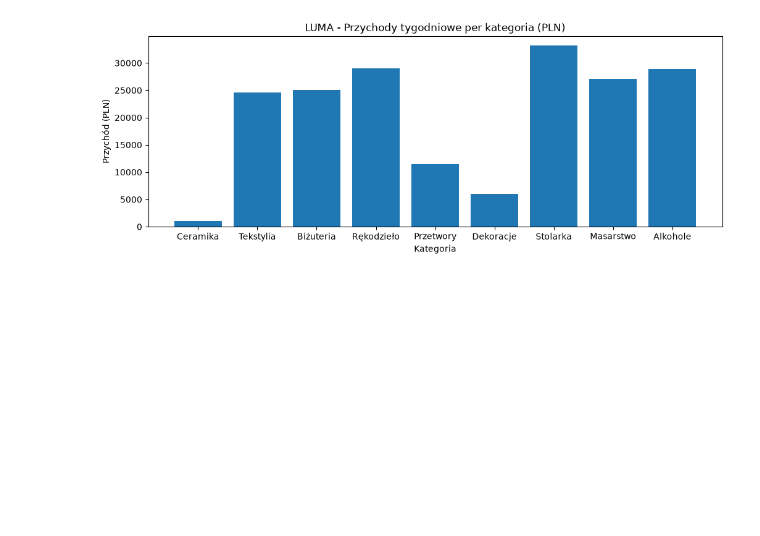
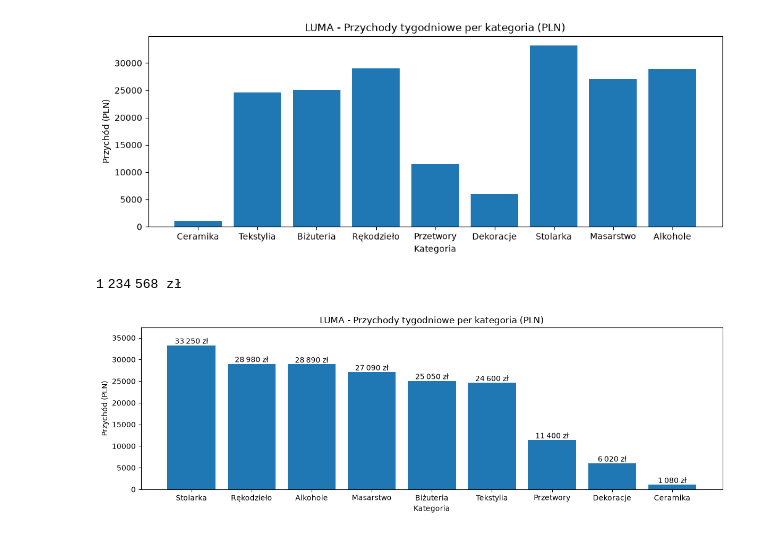
Before and after one commit to NeoNeqs/DataVisualization, a Jupyter notebook: 01-bar.ipynb, the cells around one changed output. Saved outputs shown, nothing was run; the diff lists cells and outputs as text; code cells hidden in the pictures; blank space fills up the shorter version.

```diff
--- a/01-bar.ipynb
+++ b/01-bar.ipynb
@@ -131,3 +131,21 @@ plt.ylabel("Przychód (PLN)")
 plt.show()
 # %% [output]
 [figure]
+# %%
+def format_pln(x: float) -> str:
+    return f"{round(x):,} zł".replace(",", "\u202f")
+
+print(format_pln(1234567.892))  # Output: 1,234,568 PLN
+# %% [output]
+1 234 568 zł
+# %%
+def label_bars_pln(bars):
+    for bar in bars:
+        x = bar.get_x() + bar.get_width() / 2
+        y = bar.get_height()
+        plt.text(x, y, format_pln(y), ha='center', va='bottom')
+# %%
+def pad_axis(factor=0.07):
+    ymin, ymax = plt.ylim()
+    pad = (ymax - ymin) * factor
+    plt.ylim(ymin, ymax + pad)
@@ -133,0 +157,17 @@ plt.show()
+# %%
+t1_sorted = t1.sort_values(by="revenue_pln", ascending=False).reset_index()
+categories = t1_sorted["category"]
+heights = t1_sorted["revenue_pln"]
+# %%
+
+plt.figure(figsize=(12, 4)) # tylko canva wykresu
+bars = plt.bar(categories, heights)
+pad_axis(factor=0.07)
+label_bars_pln(bars)
+plt.title("LUMA - Przychody tygodniowe per kategoria (PLN)")
+plt.xlabel("Kategoria")
+plt.ylabel("Przychód (PLN)")
+plt.tight_layout()
+plt.show()
+# %% [output]
+[figure, added]
```
Also changed, not shown: parts of 5 cells of this notebook.
